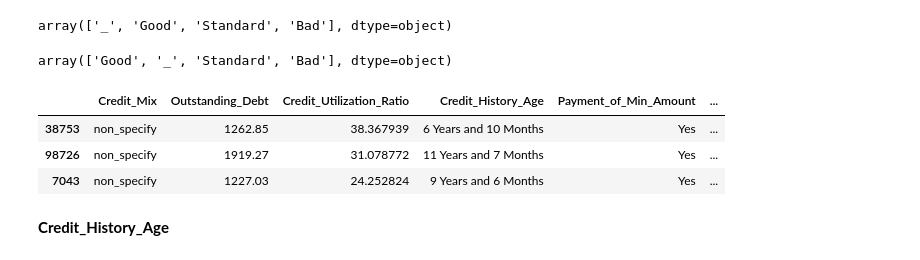
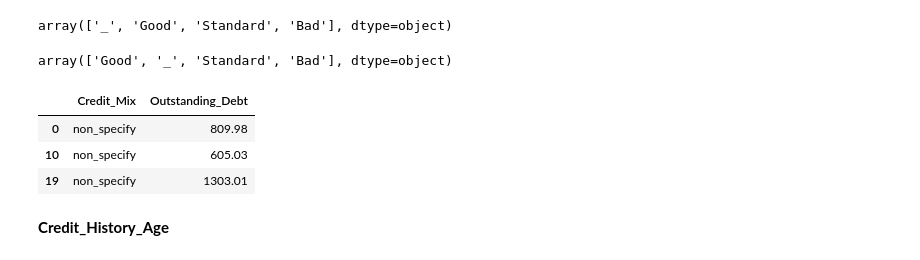
Before and after one commit to ishamel101/Credit-Score-Classification, a Jupyter notebook: Credit Score Classification.ipynb, the cells around one changed output. Drawn from its saved outputs; the diff is of its cells as text; code cells hidden in the pictures.

```diff
--- a/Credit Score Classification.ipynb
+++ b/Credit Score Classification.ipynb
@@ -535,0 +528,3 @@ Name: count, Length: 6193, dtype: int64
+# %%
+# Create a new column to indicate if the loan type was specified
+data_training['Loan_Specified'] = data_training['Type_of_Loan'].apply(lambda x: 0 if 'Not Specified' in x else 1)
@@ -552,12 +583,12 @@ data_training['Credit_Mix'] = data_training['Credit_Mix'].replace('_', 'non_spec
 # for testing data
 data_testing['Credit_Mix'] = data_testing['Credit_Mix'].replace('_', 'non_specify')
 # %%
-data_training[data_training['Credit_Mix']=='non_specify'].iloc[:,18:].sample(3)
+data_training[data_training['Credit_Mix']=='non_specify'].iloc[:3,[18,19]]
 # %% [output]
-|  | Credit_Mix | Outstanding_Debt | Credit_Utilization_Ratio | Credit_History_Age | Payment_of_Min_Amount | ... |
-| 38753 | non_specify | 1262.85 | 38.367939 | 6 Years and 10 Months | Yes | ... |
-| 98726 | non_specify | 1919.27 | 31.078772 | 11 Years and 7 Months | Yes | ... |
-| 7043 | non_specify | 1227.03 | 24.252824 | 9 Years and 6 Months | Yes | ... |
+|  | Credit_Mix | Outstanding_Debt |
+| 0 | non_specify | 809.98 |
+| 10 | non_specify | 605.03 |
+| 19 | non_specify | 1303.01 |
 # %% [markdown]
 **Credit_History_Age**
 # %%
```
Also changed, not shown: parts of 25 cells of this notebook.
